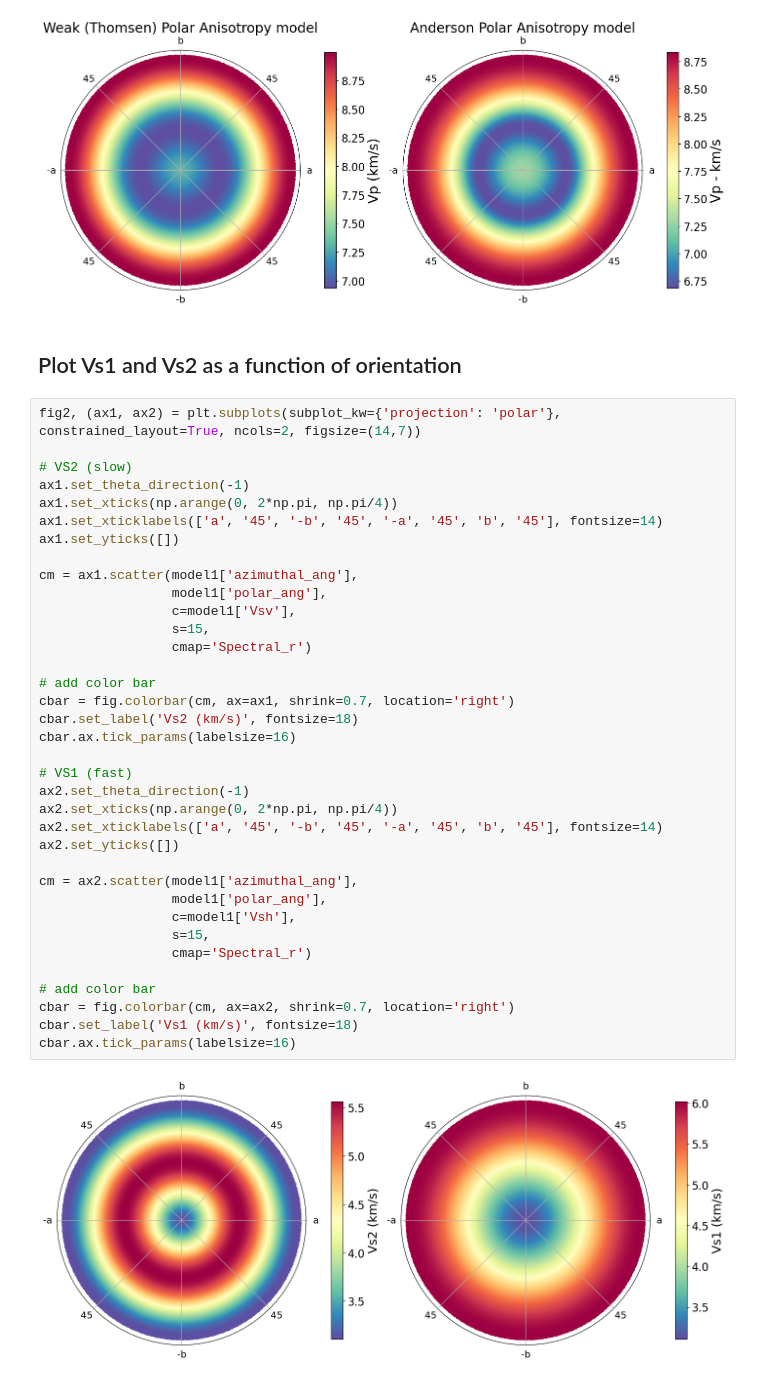
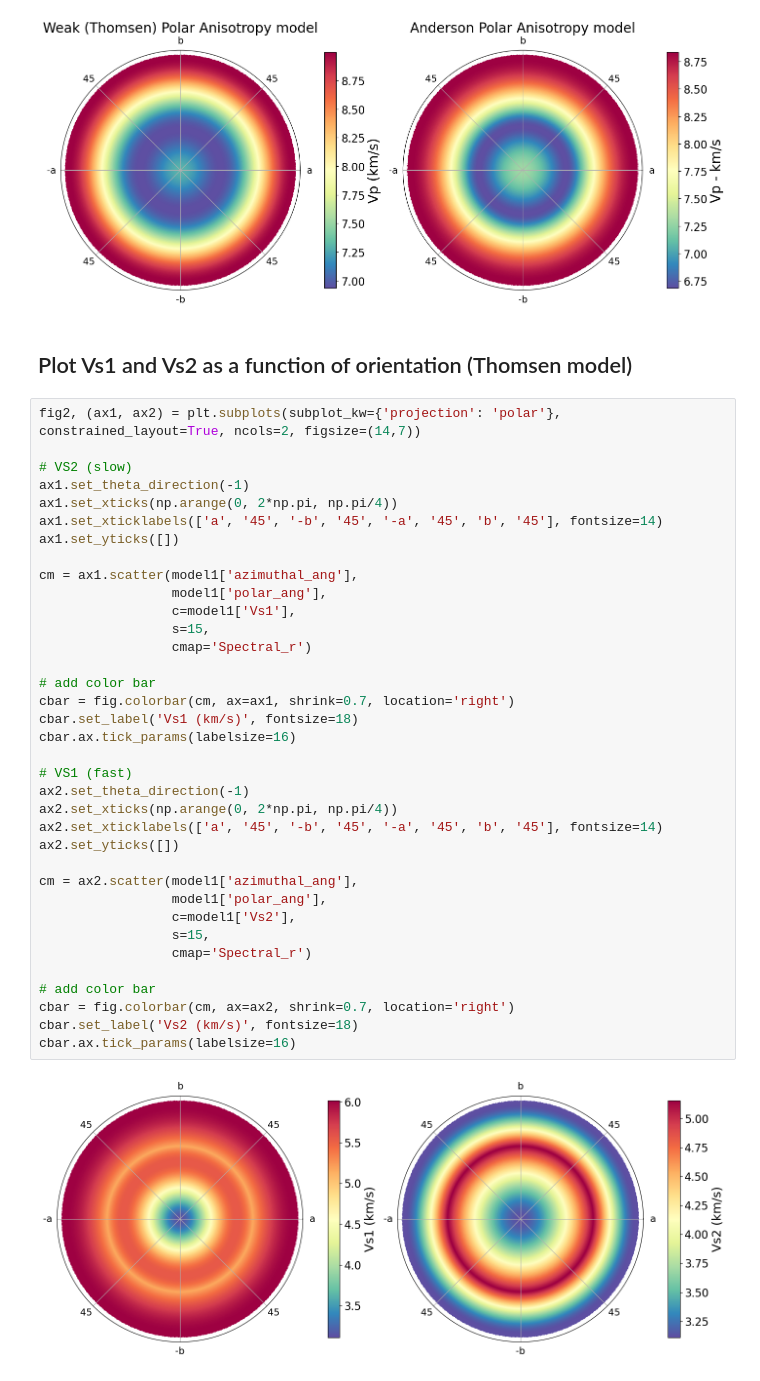
Before and after one commit to marcoalopez/PyRockWave, a Jupyter notebook: src/example_polar.ipynb, the cells around one changed output. Drawn from its saved outputs; the diff is of its cells as text.

```diff
--- a/src/example_polar.ipynb
+++ b/src/example_polar.ipynb
@@ -98,42 +100,42 @@ cbar.ax.tick_params(labelsize=16)
 # %% [output]
 [figure]
 # %% [markdown]
-## Plot Vs1 and Vs2 as a function of orientation
+## Plot Vs1 and Vs2 as a function of orientation (Thomsen model)
 # %%
 fig2, (ax1, ax2) = plt.subplots(subplot_kw={'projection': 'polar'}, constrained_layout=True, ncols=2, figsize=(14,7))
 
 # VS2 (slow)
 ax1.set_theta_direction(-1)
 ax1.set_xticks(np.arange(0, 2*np.pi, np.pi/4))
 ax1.set_xticklabels(['a', '45', '-b', '45', '-a', '45', 'b', '45'], fontsize=14)
 ax1.set_yticks([])
 
 cm = ax1.scatter(model1['azimuthal_ang'],
                  model1['polar_ang'],
-                 c=model1['Vsv'],
+                 c=model1['Vs1'],
                  s=15,
                  cmap='Spectral_r')
 
 # add color bar
 cbar = fig.colorbar(cm, ax=ax1, shrink=0.7, location='right')
-cbar.set_label('Vs2 (km/s)', fontsize=18)
+cbar.set_label('Vs1 (km/s)', fontsize=18)
 cbar.ax.tick_params(labelsize=16)
 
 # VS1 (fast)
 ax2.set_theta_direction(-1)
 ax2.set_xticks(np.arange(0, 2*np.pi, np.pi/4))
 ax2.set_xticklabels(['a', '45', '-b', '45', '-a', '45', 'b', '45'], fontsize=14)
 ax2.set_yticks([])
 
 cm = ax2.scatter(model1['azimuthal_ang'],
                  model1['polar_ang'],
-                 c=model1['Vsh'],
+                 c=model1['Vs2'],
                  s=15,
                  cmap='Spectral_r')
 
 # add color bar
 cbar = fig.colorbar(cm, ax=ax2, shrink=0.7, location='right')
-cbar.set_label('Vs1 (km/s)', fontsize=18)
+cbar.set_label('Vs2 (km/s)', fontsize=18)
 cbar.ax.tick_params(labelsize=16)
 # %% [output]
-[figure, old version]
+[figure, new version]
```
Also changed, not shown: parts of 6 cells of this notebook.
